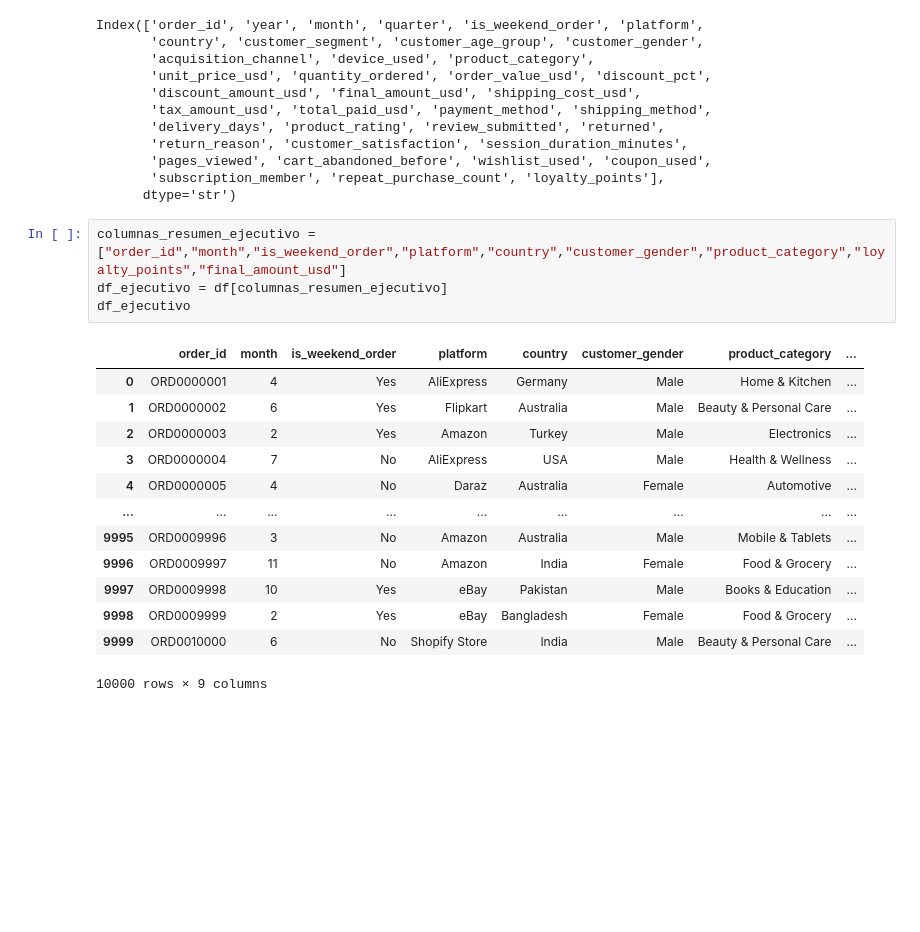
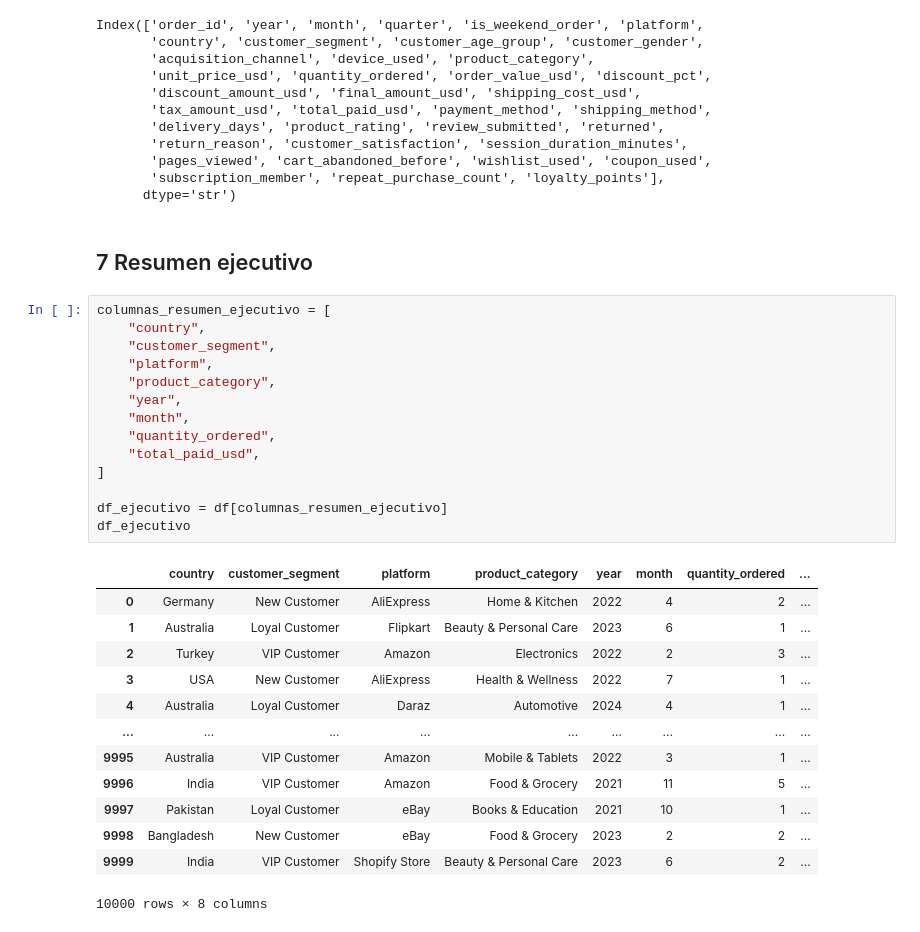
Before and after one commit to Sebast68h/Taller-4-Aplicaciones, a Jupyter notebook: taller4.ipynb, the cells around one changed output. Saved outputs shown, nothing was run; the diff lists cells and outputs as text; blank space fills up the shorter version.

```diff
--- a/taller4.ipynb
+++ b/taller4.ipynb
@@ -153,21 +100,33 @@ Index(['order_id', 'year', 'month', 'quarter', 'is_weekend_order', 'platform',
        'pages_viewed', 'cart_abandoned_before', 'wishlist_used', 'coupon_used',
        'subscription_member', 'repeat_purchase_count', 'loyalty_points'],
       dtype='str')
+# %% [markdown]
+## 7 Resumen ejecutivo
 # %%
-columnas_resumen_ejecutivo = ["order_id","month","is_weekend_order","platform","country","customer_gender","product_category","loyalty_points","final_amount_usd"]
+columnas_resumen_ejecutivo = [
+    "country",
+    "customer_segment",
+    "platform",
+    "product_category",
+    "year",
+    "month",
+    "quantity_ordered",
+    "total_paid_usd",
+]
+
 df_ejecutivo = df[columnas_resumen_ejecutivo]
 df_ejecutivo
 # %% [output]
-|  | order_id | month | is_weekend_order | platform | country | customer_gender | product_category | ... |
-| 0 | ORD0000001 | 4 | Yes | AliExpress | Germany | Male | Home & Kitchen | ... |
-| 1 | ORD0000002 | 6 | Yes | Flipkart | Australia | Male | Beauty & Personal Care | ... |
-| 2 | ORD0000003 | 2 | Yes | Amazon | Turkey | Male | Electronics | ... |
-| 3 | ORD0000004 | 7 | No | AliExpress | USA | Male | Health & Wellness | ... |
-| 4 | ORD0000005 | 4 | No | Daraz | Australia | Female | Automotive | ... |
+|  | country | customer_segment | platform | product_category | year | month | quantity_ordered | ... |
+| 0 | Germany | New Customer | AliExpress | Home & Kitchen | 2022 | 4 | 2 | ... |
+| 1 | Australia | Loyal Customer | Flipkart | Beauty & Personal Care | 2023 | 6 | 1 | ... |
+| 2 | Turkey | VIP Customer | Amazon | Electronics | 2022 | 2 | 3 | ... |
+| 3 | USA | New Customer | AliExpress | Health & Wellness | 2022 | 7 | 1 | ... |
+| 4 | Australia | Loyal Customer | Daraz | Automotive | 2024 | 4 | 1 | ... |
 | ... | ... | ... | ... | ... | ... | ... | ... | ... |
-| 9995 | ORD0009996 | 3 | No | Amazon | Australia | Male | Mobile & Tablets | ... |
-| 9996 | ORD0009997 | 11 | No | Amazon | India | Female | Food & Grocery | ... |
-| 9997 | ORD0009998 | 10 | Yes | eBay | Pakistan | Male | Books & Education | ... |
-| 9998 | ORD0009999 | 2 | Yes | eBay | Bangladesh | Female | Food & Grocery | ... |
-| 9999 | ORD0010000 | 6 | No | Shopify Store | India | Male | Beauty & Personal Care | ... |
+| 9995 | Australia | VIP Customer | Amazon | Mobile & Tablets | 2022 | 3 | 1 | ... |
+| 9996 | India | VIP Customer | Amazon | Food & Grocery | 2021 | 11 | 5 | ... |
+| 9997 | Pakistan | Loyal Customer | eBay | Books & Education | 2021 | 10 | 1 | ... |
+| 9998 | Bangladesh | New Customer | eBay | Food & Grocery | 2023 | 2 | 2 | ... |
+| 9999 | India | VIP Customer | Shopify Store | Beauty & Personal Care | 2023 | 6 | 2 | ... |
-10000 rows × 9 columns
+10000 rows × 8 columns
```
Also changed, not shown: parts of 23 cells of this notebook.
